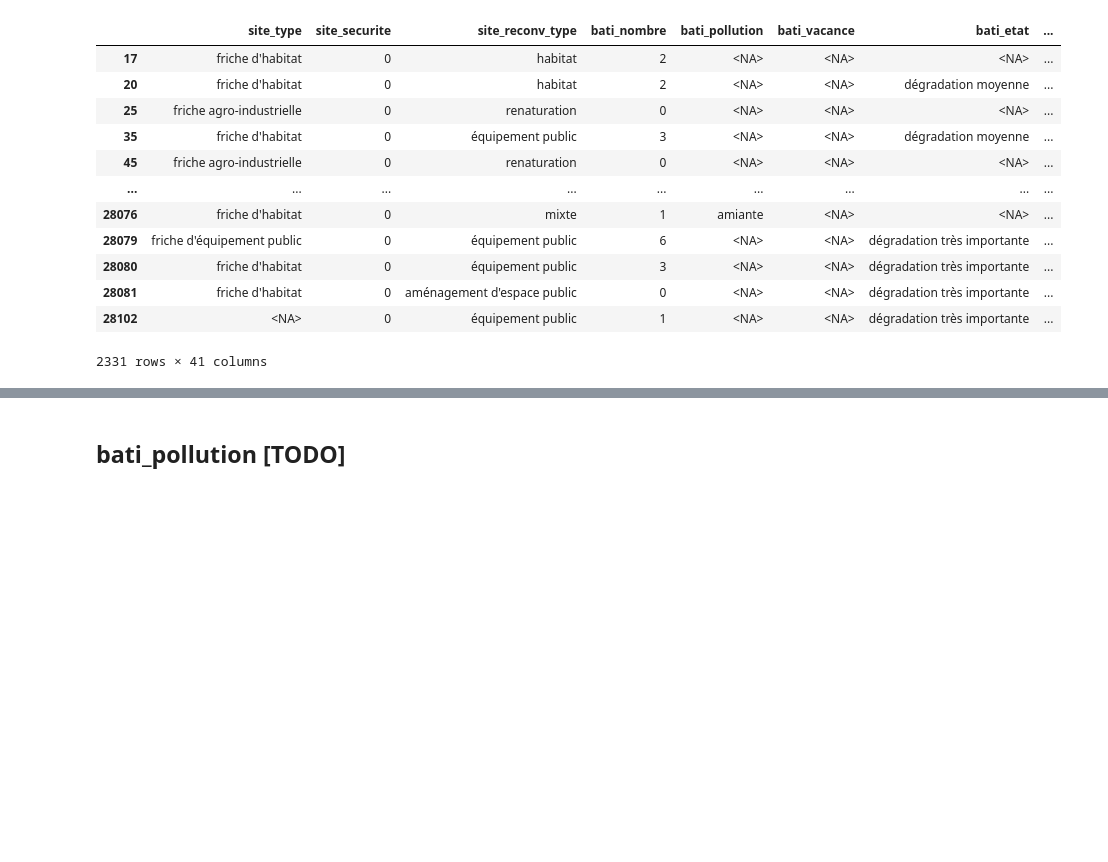
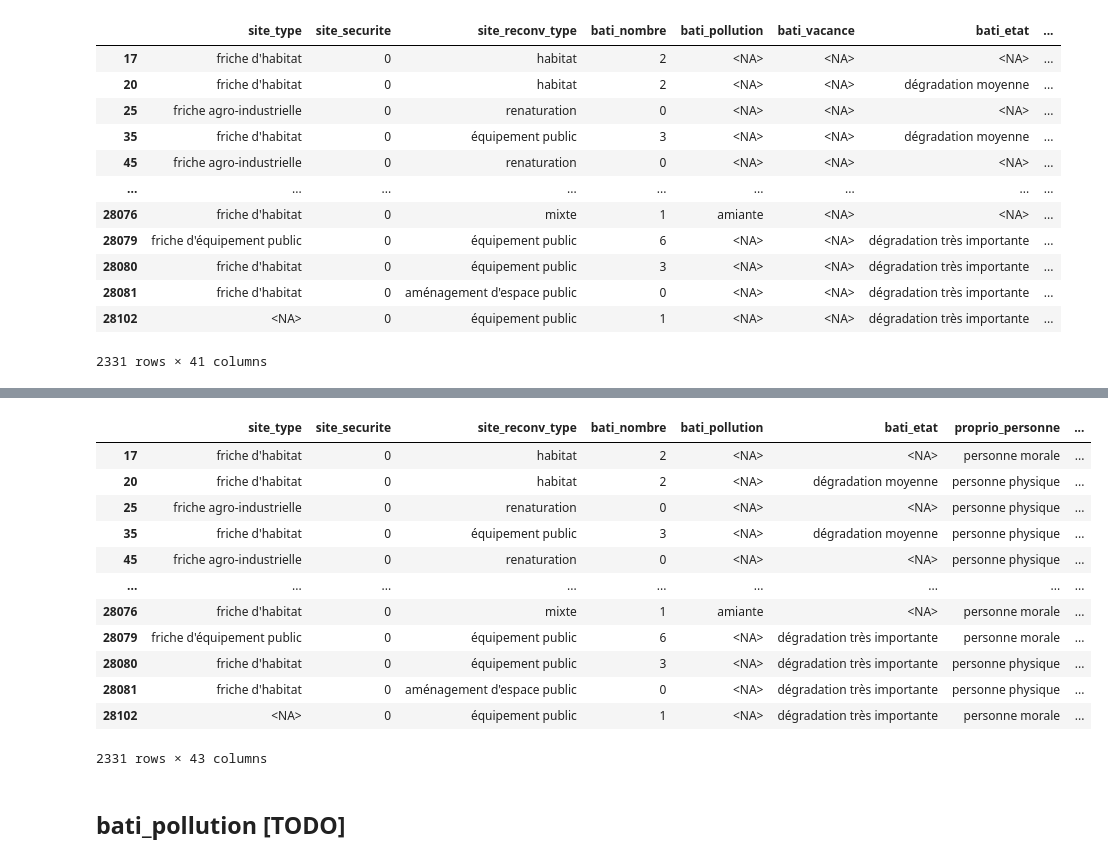
Before and after one commit to heuzef/cartofriches, a Jupyter notebook: profil/ml/ml_cartofriches_preprocess.ipynb, the cells around one changed output, grey strips where cells are left out. Saved outputs shown, nothing was run; the diff lists cells and outputs as text; code cells hidden in the pictures; blank space fills up the shorter version.

```diff
--- a/profil/ml/ml_cartofriches_preprocess.ipynb
+++ b/profil/ml/ml_cartofriches_preprocess.ipynb
@@ -882,3 +942,24 @@ array([<NA>, 'occupé', 'vacant', 'partiellement occupé'], dtype=object)
+# %%
+# Supprimer bati_vacance
+df_friches_reconv = df_friches_reconv.drop(columns=['bati_vacance'])
+
+# Ajouter les données encodés
+df_friches_reconv = pd.concat([df_friches_reconv, df_encoded[vacance_encoded_columns]], axis=1)
+df_friches_reconv
+# %% [output]
+|  | site_type | site_securite | site_reconv_type | bati_nombre | bati_pollution | bati_etat | proprio_personne | ... |
+| 17 | friche d'habitat | 0 | habitat | 2 | <NA> | <NA> | personne morale | ... |
+| 20 | friche d'habitat | 0 | habitat | 2 | <NA> | dégradation moyenne | personne physique | ... |
+| 25 | friche agro-industrielle | 0 | renaturation | 0 | <NA> | <NA> | personne physique | ... |
+| 35 | friche d'habitat | 0 | équipement public | 3 | <NA> | dégradation moyenne | personne physique | ... |
+| 45 | friche agro-industrielle | 0 | renaturation | 0 | <NA> | <NA> | personne physique | ... |
+| ... | ... | ... | ... | ... | ... | ... | ... | ... |
+| 28076 | friche d'habitat | 0 | mixte | 1 | amiante | <NA> | personne morale | ... |
+| 28079 | friche d'équipement public | 0 | équipement public | 6 | <NA> | dégradation très importante | personne morale | ... |
+| 28080 | friche d'habitat | 0 | équipement public | 3 | <NA> | dégradation très importante | personne physique | ... |
+| 28081 | friche d'habitat | 0 | aménagement d'espace public | 0 | <NA> | dégradation très importante | personne physique | ... |
+| 28102 | <NA> | 0 | équipement public | 1 | <NA> | dégradation très importante | personne morale | ... |
+2331 rows × 43 columns
 # %% [markdown]
 ## bati_pollution [TODO]
 # %%
```
Also changed, not shown: parts of 14 cells of this notebook, 1 other file.
